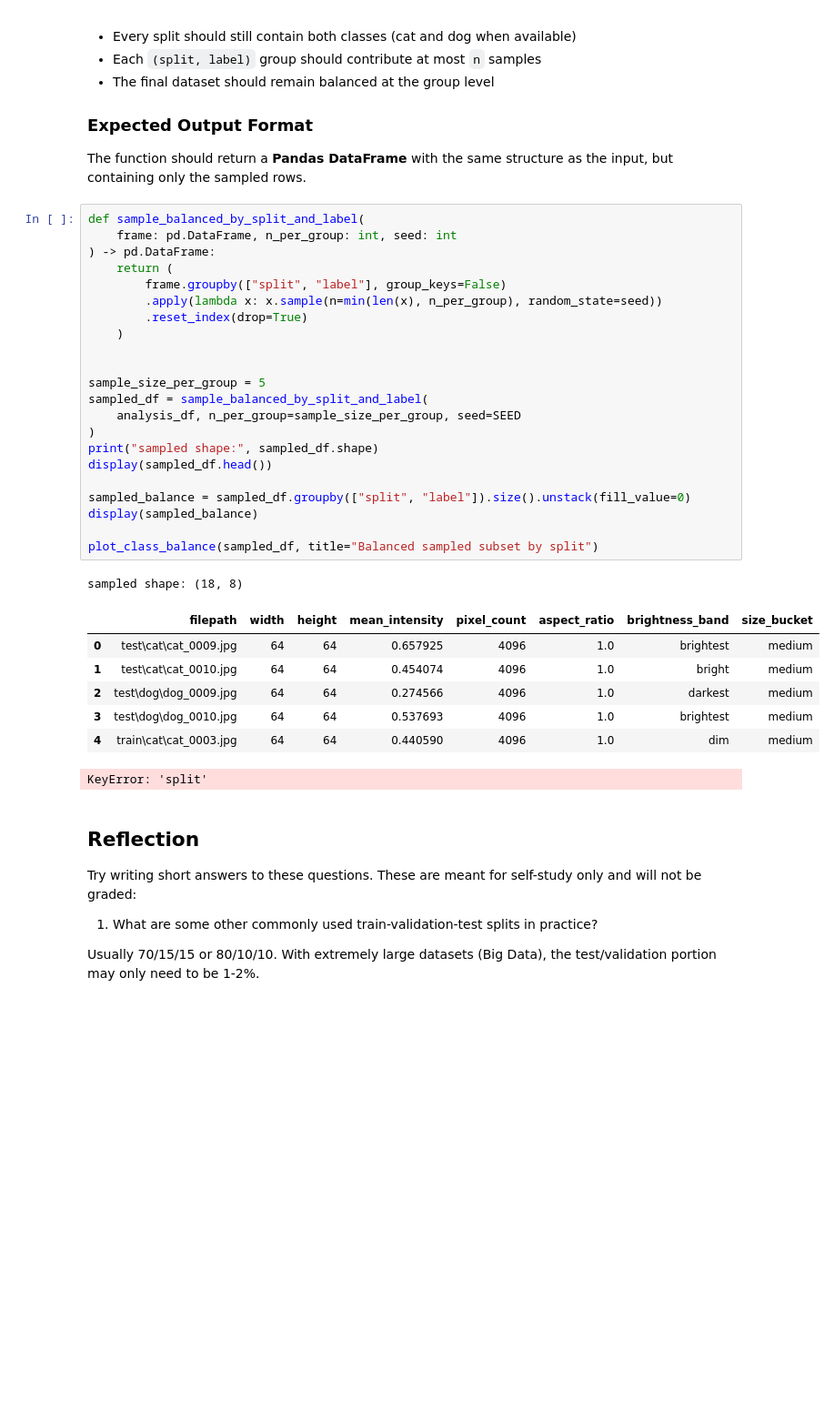
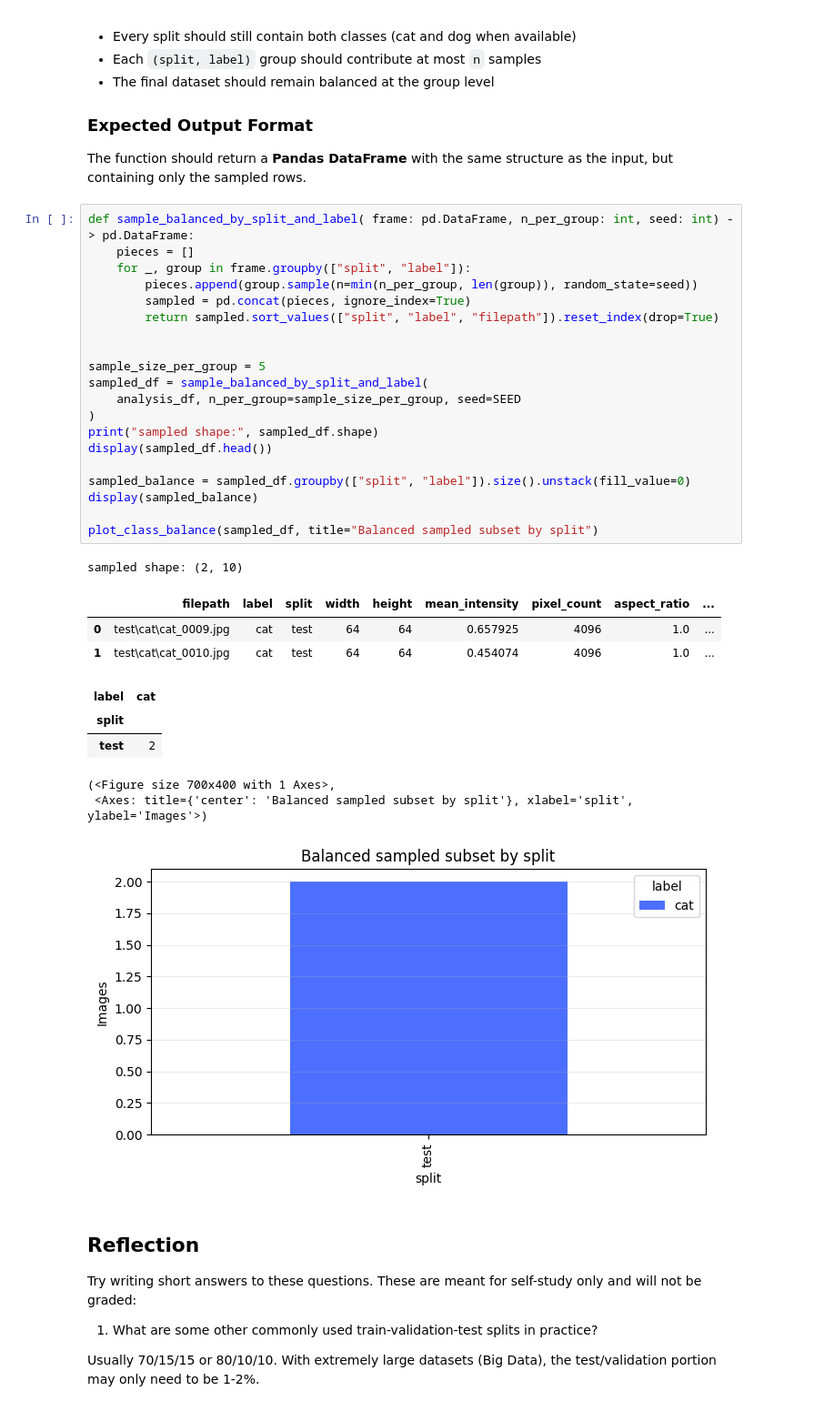
Before and after one commit to vgu-dsai-2026/lab-2-pandas-TeniLeNguyen, a Jupyter notebook: notebook.ipynb, the cells around one changed output. Shown at 91% size. Cells and saved outputs as stored; diff of their text form; blank space fills up the shorter version.

```diff
--- a/notebook.ipynb
+++ b/notebook.ipynb
@@ -498,36 +498,36 @@ This ensures no group is oversampled and preserves natural dataset constraints.
 
 The function should return a **Pandas DataFrame** with the same structure as the input, but containing only the sampled rows.
 # %%
-def sample_balanced_by_split_and_label(
-    frame: pd.DataFrame, n_per_group: int, seed: int
-) -> pd.DataFrame:
-    return (
-        frame.groupby(["split", "label"], group_keys=False)
-        .apply(lambda x: x.sample(n=min(len(x), n_per_group), random_state=seed))
-        .reset_index(drop=True)
-    )
+def sample_balanced_by_split_and_label( frame: pd.DataFrame, n_per_group: int, seed: int) -> pd.DataFrame:
+    pieces = []
+    for _, group in frame.groupby(["split", "label"]):
+        pieces.append(group.sample(n=min(n_per_group, len(group)), random_state=seed))
+        sampled = pd.concat(pieces, ignore_index=True)
+        return sampled.sort_values(["split", "label", "filepath"]).reset_index(drop=True)
 
 
 sample_size_per_group = 5
 sampled_df = sample_balanced_by_split_and_label(
     analysis_df, n_per_group=sample_size_per_group, seed=SEED
 )
 print("sampled shape:", sampled_df.shape)
 display(sampled_df.head())
 
 sampled_balance = sampled_df.groupby(["split", "label"]).size().unstack(fill_value=0)
 display(sampled_balance)
 
 plot_class_balance(sampled_df, title="Balanced sampled subset by split")
 # %% [output]
-sampled shape: (18, 8)
+sampled shape: (2, 10)
-|  | filepath | width | height | mean_intensity | pixel_count | aspect_ratio | brightness_band | size_bucket |
-| 0 | test\cat\cat_0009.jpg | 64 | 64 | 0.657925 | 4096 | 1.0 | brightest | medium |
-| 1 | test\cat\cat_0010.jpg | 64 | 64 | 0.454074 | 4096 | 1.0 | bright | medium |
-| 2 | test\dog\dog_0009.jpg | 64 | 64 | 0.274566 | 4096 | 1.0 | darkest | medium |
-| 3 | test\dog\dog_0010.jpg | 64 | 64 | 0.537693 | 4096 | 1.0 | brightest | medium |
-| 4 | train\cat\cat_0003.jpg | 64 | 64 | 0.440590 | 4096 | 1.0 | dim | medium |
+|  | filepath | label | split | width | height | mean_intensity | pixel_count | aspect_ratio | ... |
+| 0 | test\cat\cat_0009.jpg | cat | test | 64 | 64 | 0.657925 | 4096 | 1.0 | ... |
+| 1 | test\cat\cat_0010.jpg | cat | test | 64 | 64 | 0.454074 | 4096 | 1.0 | ... |
+| label | cat |
+| split |  |
+| test | 2 |
-KeyError: 'split'
+(<Figure size 700x400 with 1 Axes>,
+ <Axes: title={'center': 'Balanced sampled subset by split'}, xlabel='split', ylabel='Images'>)
+[figure, added]
 # %% [markdown]
 ## Reflection
 
```
